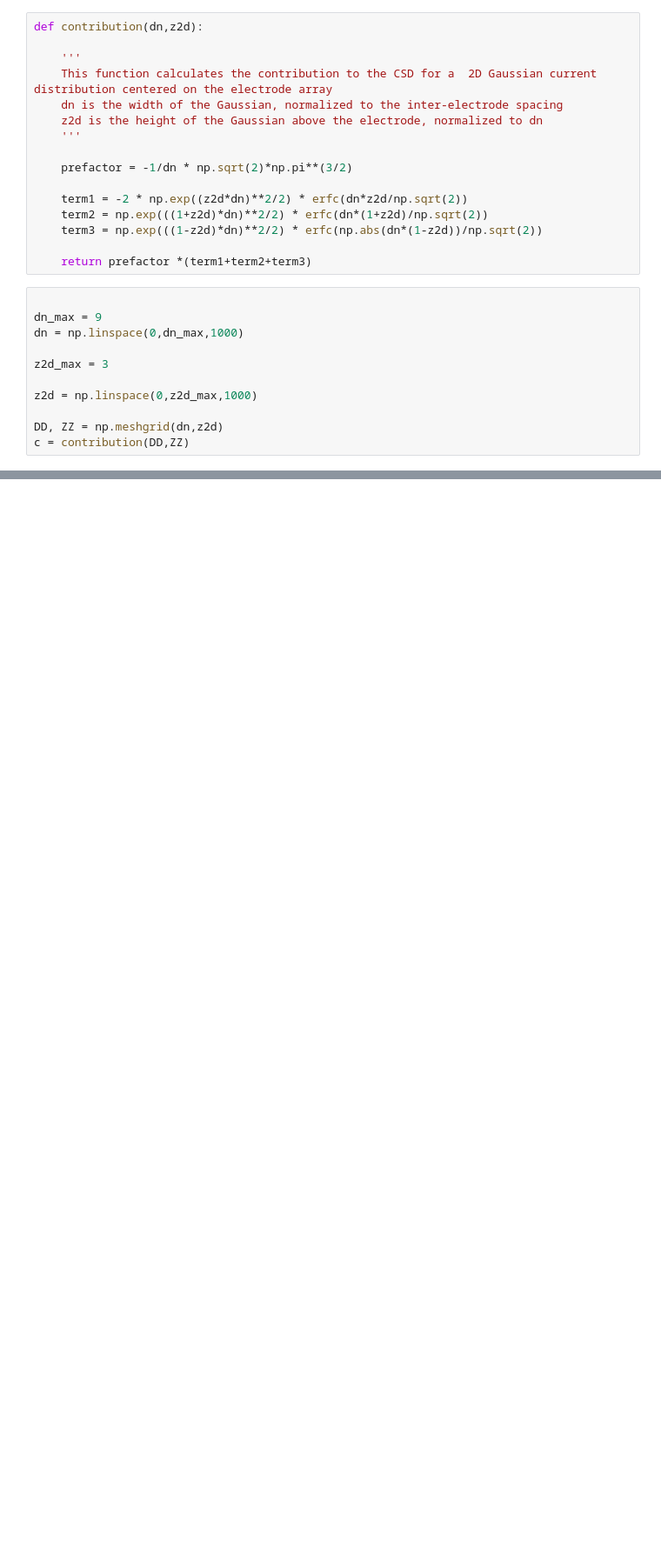
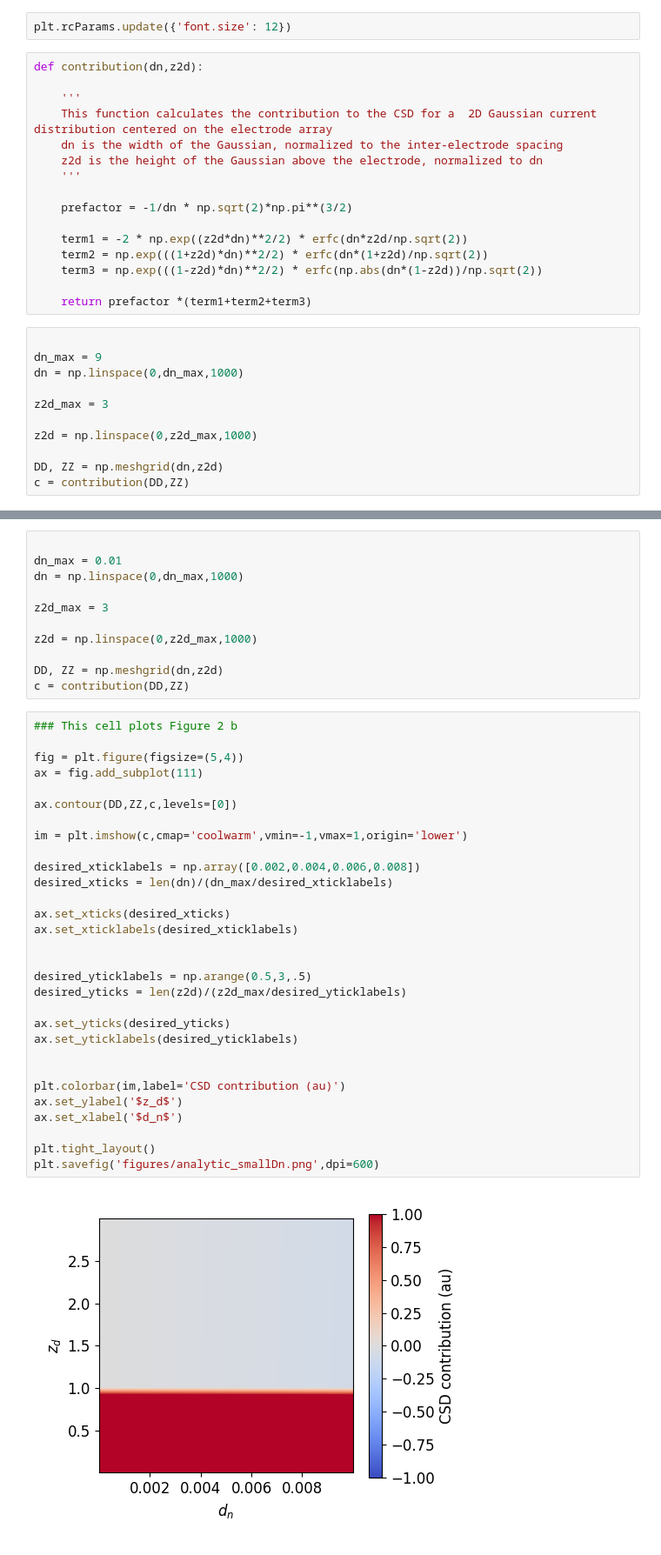
Before and after one commit to joseph-tharayil/csd_paper, a Jupyter notebook: Analytic.ipynb, the cells around one changed output, grey strips where cells are left out. Shown: that part at 87% size. Cells and saved outputs as stored; diff of their text form; blank space fills up the shorter version.

```diff
--- a/Analytic.ipynb
+++ b/Analytic.ipynb
@@ -8,3 +8,5 @@ from scipy.special import erfc
+# %%
+plt.rcParams.update({'font.size': 12})
 # %%
 def contribution(dn,z2d):
 
@@ -68,0 +70,43 @@ plt.show()
+# %%
+
+dn_max = 0.01
+dn = np.linspace(0,dn_max,1000)
+
+z2d_max = 3
+
+z2d = np.linspace(0,z2d_max,1000)
+
+DD, ZZ = np.meshgrid(dn,z2d)
+c = contribution(DD,ZZ)
+# %%
+### This cell plots Figure 2 b
+
+fig = plt.figure(figsize=(5,4))
+ax = fig.add_subplot(111)
+
+ax.contour(DD,ZZ,c,levels=[0])
+
+im = plt.imshow(c,cmap='coolwarm',vmin=-1,vmax=1,origin='lower')
+
+desired_xticklabels = np.array([0.002,0.004,0.006,0.008])
+desired_xticks = len(dn)/(dn_max/desired_xticklabels)
+
+ax.set_xticks(desired_xticks)
+ax.set_xticklabels(desired_xticklabels)
+
+
+desired_yticklabels = np.arange(0.5,3,.5)
+desired_yticks = len(z2d)/(z2d_max/desired_yticklabels)
+
+ax.set_yticks(desired_yticks)
+ax.set_yticklabels(desired_yticklabels)
+
+
+plt.colorbar(im,label='CSD contribution (au)')
+ax.set_ylabel('$z_d$')
+ax.set_xlabel('$d_n$')
+
+plt.tight_layout()
+plt.savefig('figures/analytic_smallDn.png',dpi=600)
+# %% [output]
+[figure, added]
```
Also changed, not shown: parts of 3 cells of this notebook, 1 other file.
